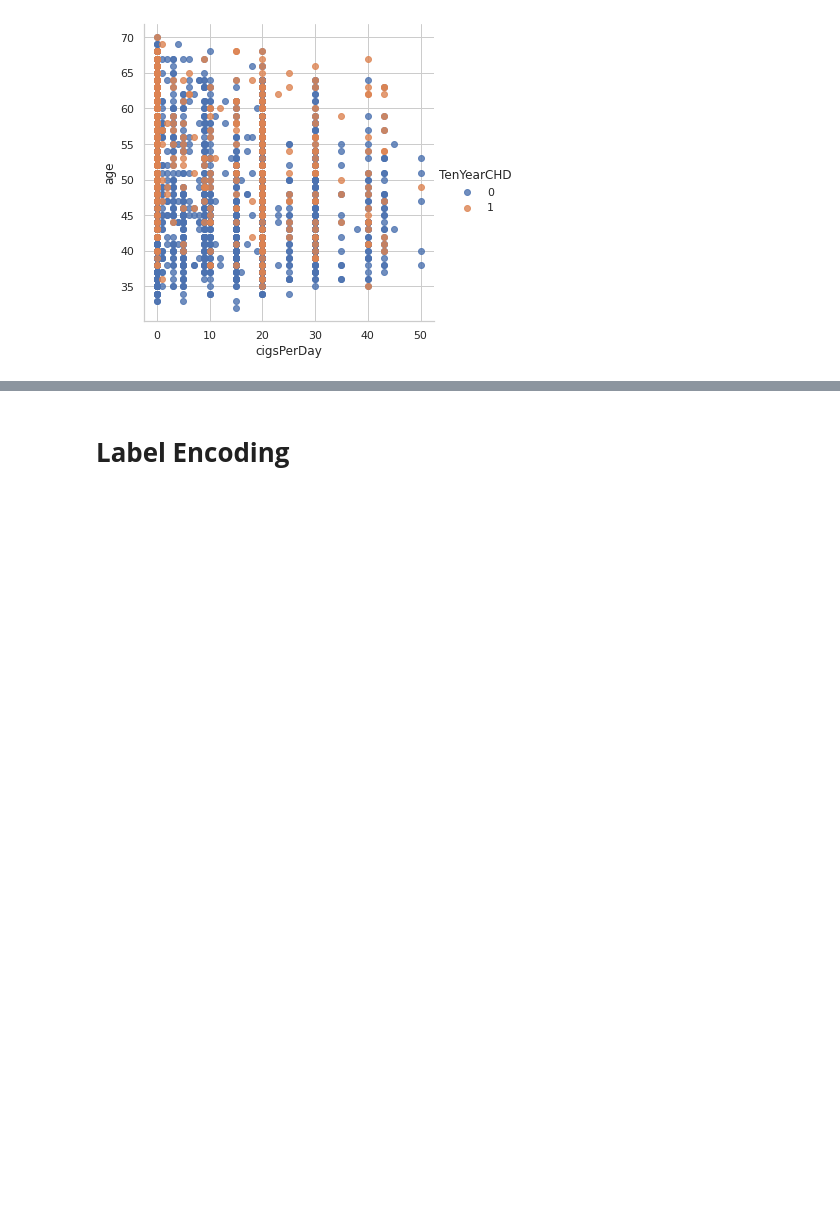
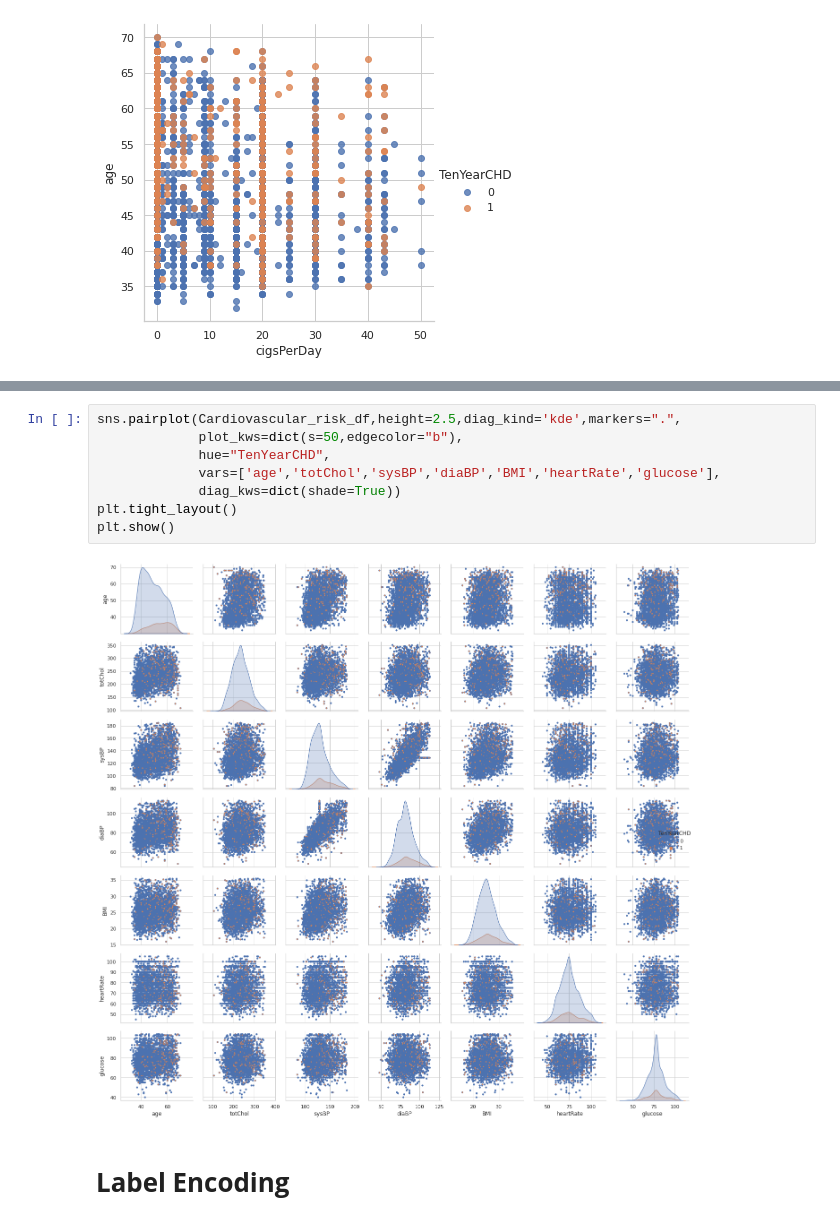
Before and after one commit to aditi10998/Cardiovascular_risk_prediction-, a Jupyter notebook: Cardiovascular_risk_prediction.ipynb, the cells around one changed output, grey strips where cells are left out. Cells and saved outputs as stored; diff of their text form; blank space fills up the shorter version.

```diff
--- a/Cardiovascular_risk_prediction.ipynb
+++ b/Cardiovascular_risk_prediction.ipynb
@@ -633,3 +607,13 @@ sns.lmplot(x='cigsPerDay',y='age',hue='TenYearCHD',data=Cardiovascular_risk_df,f
+# %%
+sns.pairplot(Cardiovascular_risk_df,height=2.5,diag_kind='kde',markers=".",
+             plot_kws=dict(s=50,edgecolor="b"),
+             hue="TenYearCHD",
+             vars=['age','totChol','sysBP','diaBP','BMI','heartRate','glucose'],
+             diag_kws=dict(shade=True))
+plt.tight_layout()
+plt.show()
+# %% [output]
+[figure, added]
 # %% [markdown]
 # **Label Encoding**
 # %%
```
Also changed, not shown: parts of 12 cells of this notebook.
